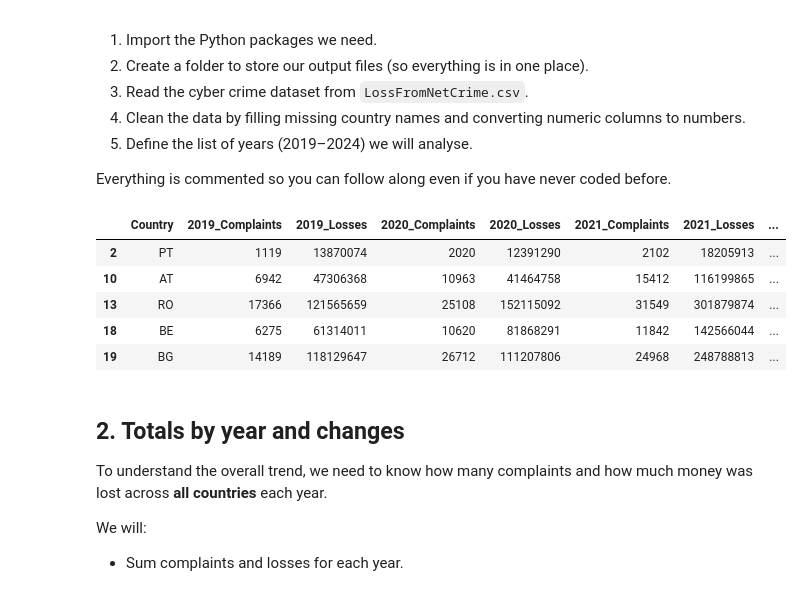
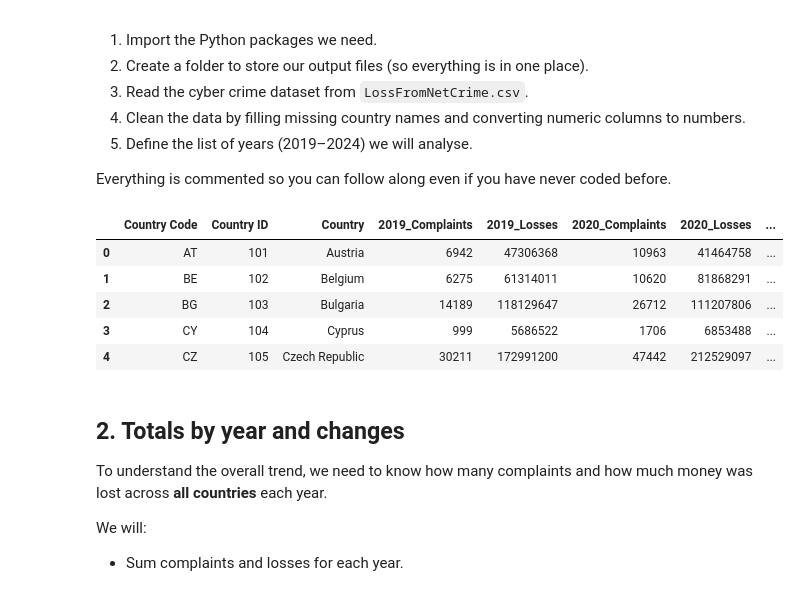
Before and after one commit to KozA777/cyber_project, a Jupyter notebook: Project_EU.ipynb, the cells around one changed output. Saved outputs shown, nothing was run; the diff lists cells and outputs as text; code cells hidden in the pictures.

```diff
--- a/Project_EU.ipynb
+++ b/Project_EU.ipynb
@@ -41,3 +39,34 @@ df_net_crime = df_net_crime[df_net_crime['Country'].isin(eu_country_codes.keys()
 # works differently for index column
 valid_indices = df_world.index.intersection(eu_country_codes.values())
 df_world = df_world.loc[valid_indices]
+# %%
+# final output dataFrame for this cell = cntry_loss
+
+cntry_loss = df_net_crime.copy() #copy df
+cntry_loss = cntry_loss.rename(columns = {'Country' :'Country Code'}).sort_values(by = 'Country Code') # rename column and sort
+#print(cntry_loss.loc[103])
+#print(cntry_loss.shape)
+cntry_loss = cntry_loss.dropna() # delete the nan columns
+#cntry_loss = cntry_loss.drop(axis = 0, index = 103) # delete the nan column
+#print(cntry_loss.shape)
+
+column = cntry_loss['Country Code'] # define column variable
+
+# create empty lists
+country_col = []
+country_id = []
+# create a 3 digit country ID
+value = 100
+
+for i in column:
+    #print(country_codes[i])
+    # from list append
+    country_col.append(country_codes[i])
+    value += 1
+    country_id.append((value))
+
+# create new columns
+cntry_loss.insert(loc = 1, column = 'Country', value = country_col)
+cntry_loss.insert(loc = 1, column = 'Country ID', value = country_id)
+df_loss = cntry_loss.reset_index().copy()
+df_loss = df_loss.drop('index', axis =1)
@@ -63,32 +110,33 @@ Everything is commented so you can follow along even if you have never coded bef
 # %%
 # 1.1 Create an output folder if it does not already exist.
 # All of our CSV files will be saved here.
 os.makedirs('Code_Output', exist_ok=True)
 
 # 1.2 Load the df_loss dataframe
-df_loss = df_net_crime.copy()
+#df_loss = df_net_crime.copy()
 
 # 1.3 Replace any missing country names with 'Unknown'.
 # This prevents errors when sorting or grouping.
 df_loss['Country'] = df_loss['Country'].fillna('Unknown')
 
 # 1.4 Convert all columns except 'Country' to numbers.
 # Sometimes numbers are stored as text; this forces them to numeric so we can add and average them.
-numeric_cols = [c for c in df_loss.columns if c != 'Country']
+numeric_cols = [c for c in df_loss.columns if c not in ['Country', 'Country Code']]
+
 df_loss[numeric_cols] = df_loss[numeric_cols].apply(pd.to_numeric, errors='coerce')
 
 # 1.5 Define the years we will analyse.
 years = [2019, 2020, 2021, 2022, 2023, 2024]
 
 # 1.6 Display the first few rows to verify the data loaded correctly.
 df_loss.head()
 # %% [output]
-|  | Country | 2019_Complaints | 2019_Losses | 2020_Complaints | 2020_Losses | 2021_Complaints | 2021_Losses | ... |
-| 2 | PT | 1119 | 13870074 | 2020 | 12391290 | 2102 | 18205913 | ... |
-| 10 | AT | 6942 | 47306368 | 10963 | 41464758 | 15412 | 116199865 | ... |
-| 13 | RO | 17366 | 121565659 | 25108 | 152115092 | 31549 | 301879874 | ... |
-| 18 | BE | 6275 | 61314011 | 10620 | 81868291 | 11842 | 142566044 | ... |
-| 19 | BG | 14189 | 118129647 | 26712 | 111207806 | 24968 | 248788813 | ... |
+|  | Country Code | Country ID | Country | 2019_Complaints | 2019_Losses | 2020_Complaints | 2020_Losses | ... |
+| 0 | AT | 101 | Austria | 6942 | 47306368 | 10963 | 41464758 | ... |
+| 1 | BE | 102 | Belgium | 6275 | 61314011 | 10620 | 81868291 | ... |
+| 2 | BG | 103 | Bulgaria | 14189 | 118129647 | 26712 | 111207806 | ... |
+| 3 | CY | 104 | Cyprus | 999 | 5686522 | 1706 | 6853488 | ... |
+| 4 | CZ | 105 | Czech Republic | 30211 | 172991200 | 47442 | 212529097 | ... |
 # %% [markdown]
 ## 2. Totals by year and changes
 
```
Also changed, not shown: parts of 31 cells of this notebook.
